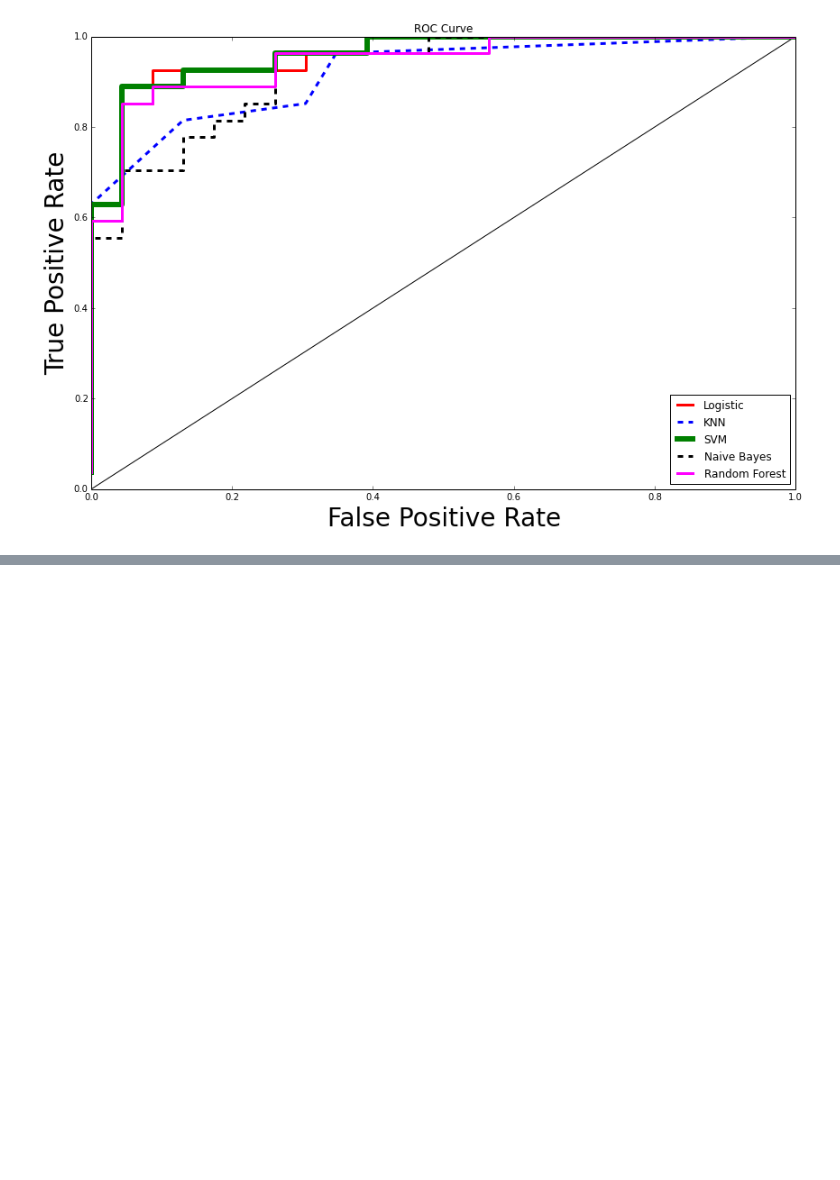
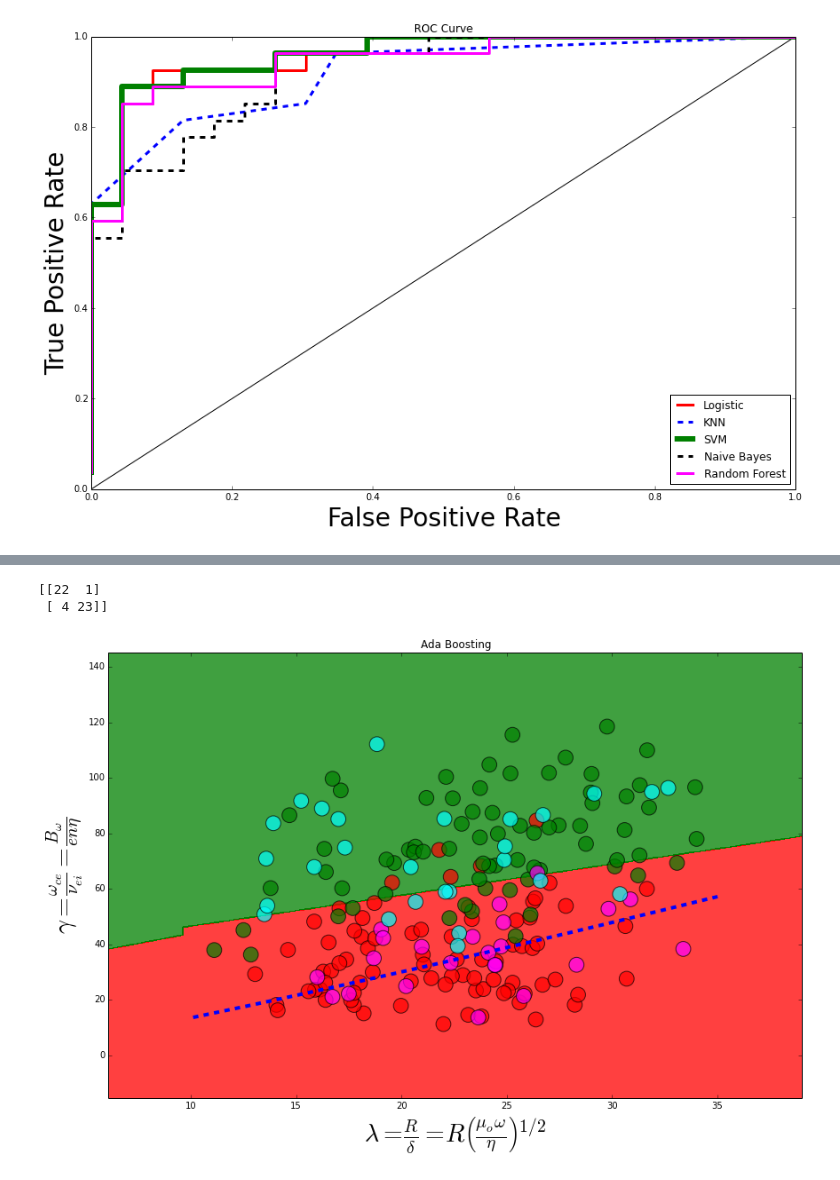
Before and after one commit to emarinhoss/projects_jupyter, a Jupyter notebook: FRC_dataAnalysis_classification.ipynb, the cells around one changed output, grey strips where cells are left out. Saved outputs shown, nothing was run; the diff lists cells and outputs as text; code cells hidden in the pictures; blank space fills up the shorter version.

```diff
--- a/FRC_dataAnalysis_classification.ipynb
+++ b/FRC_dataAnalysis_classification.ipynb
@@ -480,0 +543,17 @@ plt.legend(loc='lower right')
+# %%
+ada_class = AdaBoostClassifier(SVC(kernel='linear', random_state=0, probability=True, gamma=0.0001),
+                               n_estimators=200,algorithm='SAMME.R', learning_rate=0.5)
+
+ada_class.fit(X_train,y_train)
+
+# predict the test set results
+y_pred = voting_class.predict(X_test)
+
+# Making the confusion Matrix
+cm = confusion_matrix(y_test, y_pred)
+print(cm)
+plot_the_classification_regions_and_data(X_train,y_train, X_test,y_test,ada_class,sc_X,'Ada Boosting')
+# %% [output]
+[[22  1]
+ [ 4 23]]
+[figure, added]
```
Also changed, not shown: parts of 25 cells of this notebook, 13 other files.
